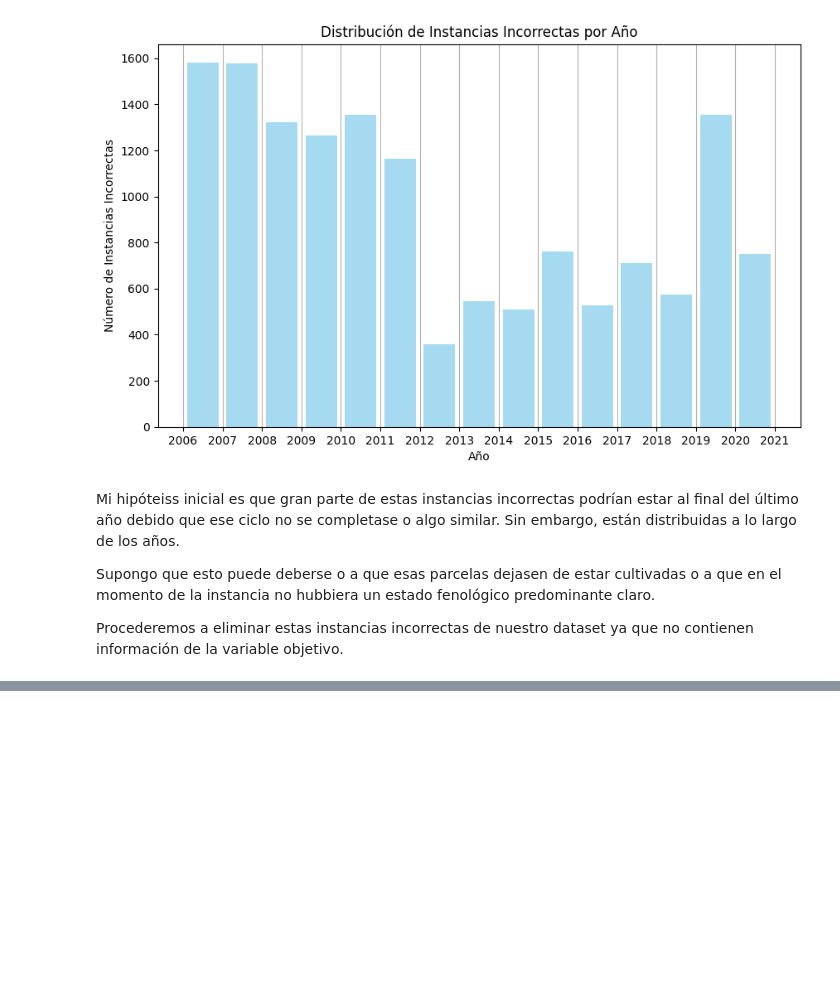
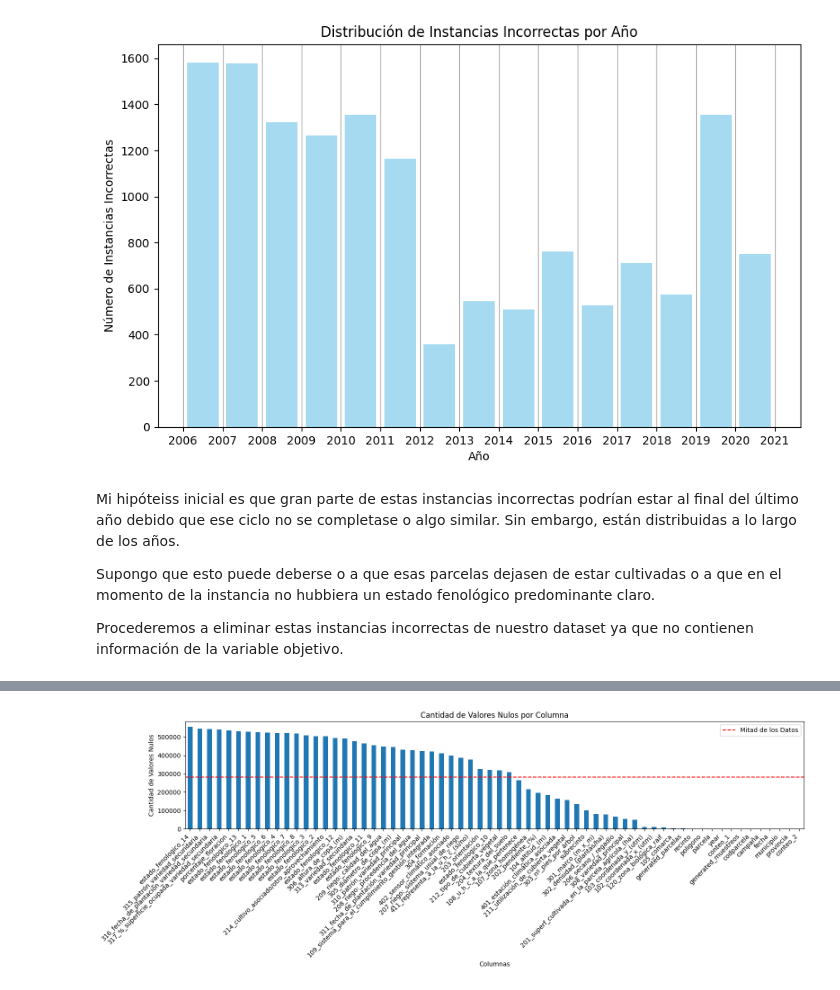
Before and after one commit to Zrive/zrive-ds-1q24-olive-stage-prediction, a Jupyter notebook: src/EDAS-Alvaro.ipynb, the cells around one changed output, grey strips where cells are left out. Saved outputs shown, nothing was run; the diff lists cells and outputs as text; code cells hidden in the pictures; blank space fills up the shorter version.

```diff
--- a/src/EDAS-Alvaro.ipynb
+++ b/src/EDAS-Alvaro.ipynb
@@ -339,0 +355,17 @@ df_muestreos_parcela
+# %%
+nulos_por_columna = df_muestreos_parcela.isnull().sum().sort_values(ascending=False)
+
+plt.figure(figsize=(16, 6))
+nulos_por_columna.plot(kind='bar')
+plt.title('Cantidad de Valores Nulos por Columna')
+plt.xlabel('Columnas')
+plt.ylabel('Cantidad de Valores Nulos')
+
+plt.axhline(y=df_muestreos_parcela.shape[0] / 2, color='r', linestyle='--', label='Mitad de los Datos')
+
+plt.legend()
+plt.xticks(rotation=45, ha='right')
+plt.tight_layout()
+plt.show()
+# %% [output]
+[figure, added]
```
Also changed, not shown: parts of 11 cells of this notebook.
